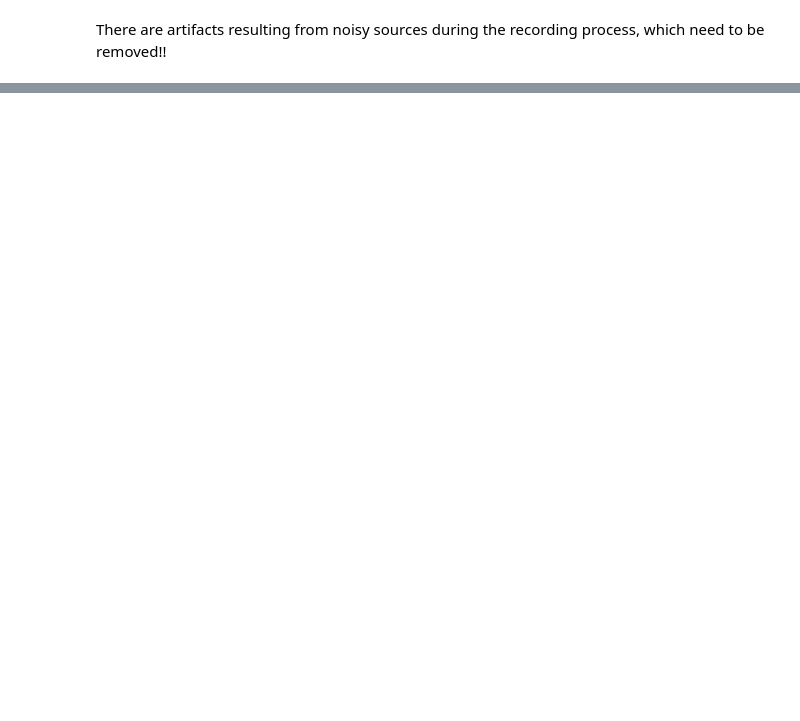
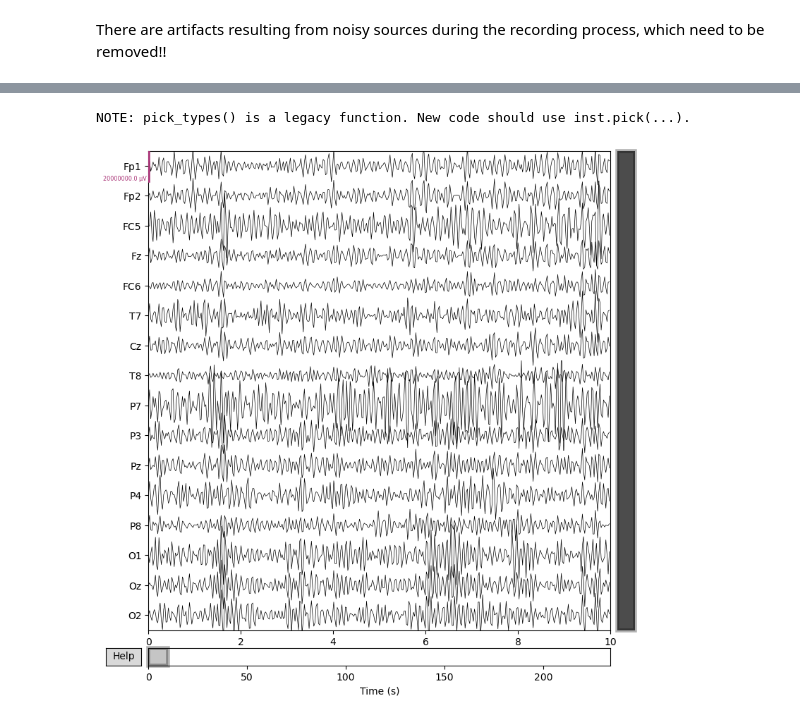
Before and after one commit to raghdaneiazyy6/WinkWatch-with-Wazowski, a Jupyter notebook: eye_state_EEG.ipynb, the cells around one changed output, grey strips where cells are left out. Drawn from its saved outputs; the diff is of its cells as text; code cells hidden in the pictures; blank space fills up the shorter version.

```diff
--- a/eye_state_EEG.ipynb
+++ b/eye_state_EEG.ipynb
@@ -48,0 +82,7 @@ There are artifacts resulting from noisy sources during the recording process, w
+# %%
+eeg_picks = subjects_Filtered_data[0].pick_types(eeg = True)
+scalings = {'eeg': 10}
+eeg_picks.plot(scalings = scalings);
+# %% [output]
+NOTE: pick_types() is a legacy function. New code should use inst.pick(...).
+[figure, added]
```
Also changed, not shown: parts of 10 cells of this notebook.
